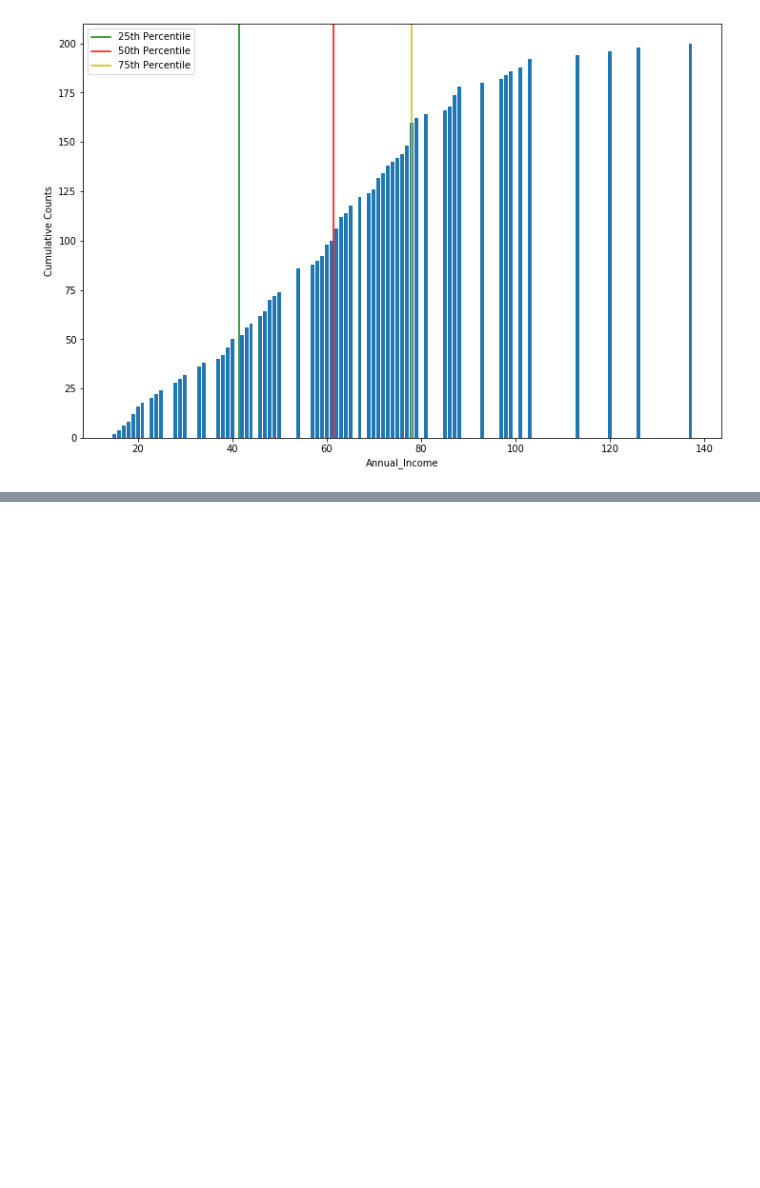
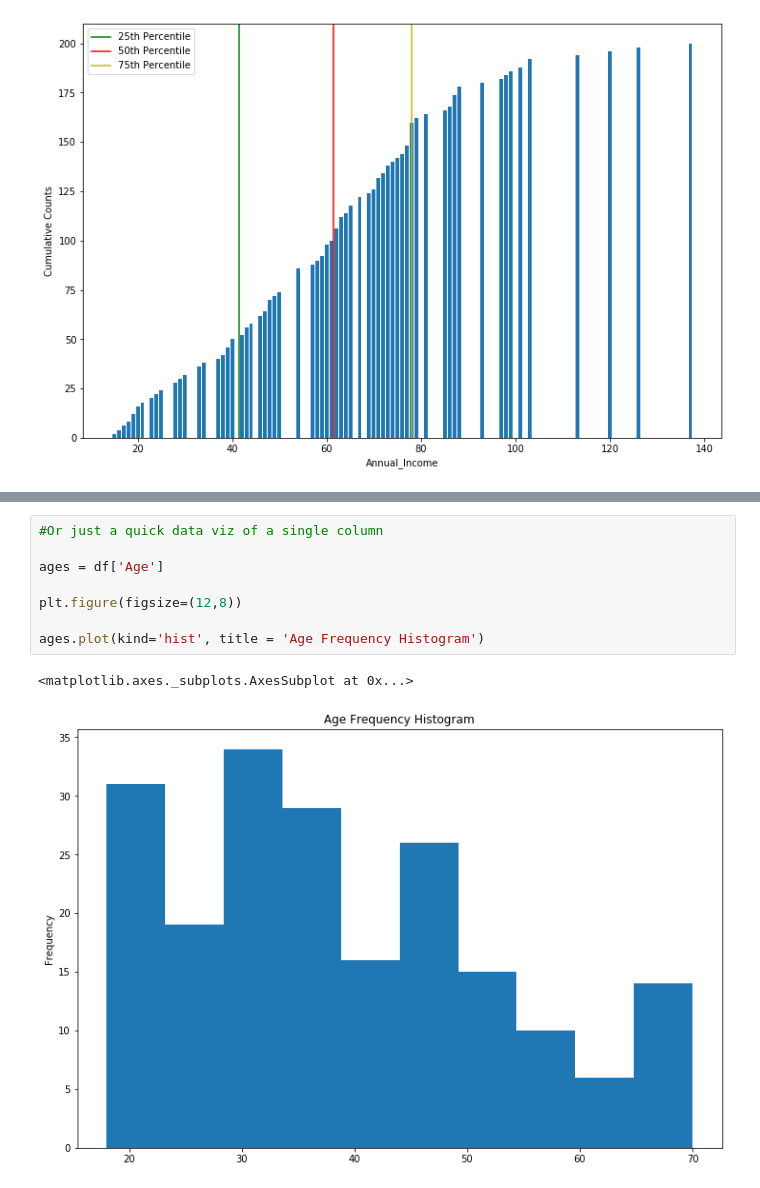
Before and after one commit to mellymillionz/python_notes, a Jupyter notebook: pandas_stats_review.ipynb/pandas_stats_review_lesson1.ipynb, the cells around one changed output, grey strips where cells are left out. Saved outputs shown, nothing was run; the diff lists cells and outputs as text; blank space fills up the shorter version.

```diff
--- a/pandas_stats_review.ipynb/pandas_stats_review_lesson1.ipynb
+++ b/pandas_stats_review.ipynb/pandas_stats_review_lesson1.ipynb
@@ -299,0 +336,11 @@ plt.legend()
+# %%
+#Or just a quick data viz of a single column
+
+ages = df['Age']
+
+plt.figure(figsize=(12,8))
+
+ages.plot(kind='hist', title = 'Age Frequency Histogram')
+# %% [output]
+<matplotlib.axes._subplots.AxesSubplot at 0x...>
+[figure, added]
```
Also changed, not shown: parts of 20 cells of this notebook.
